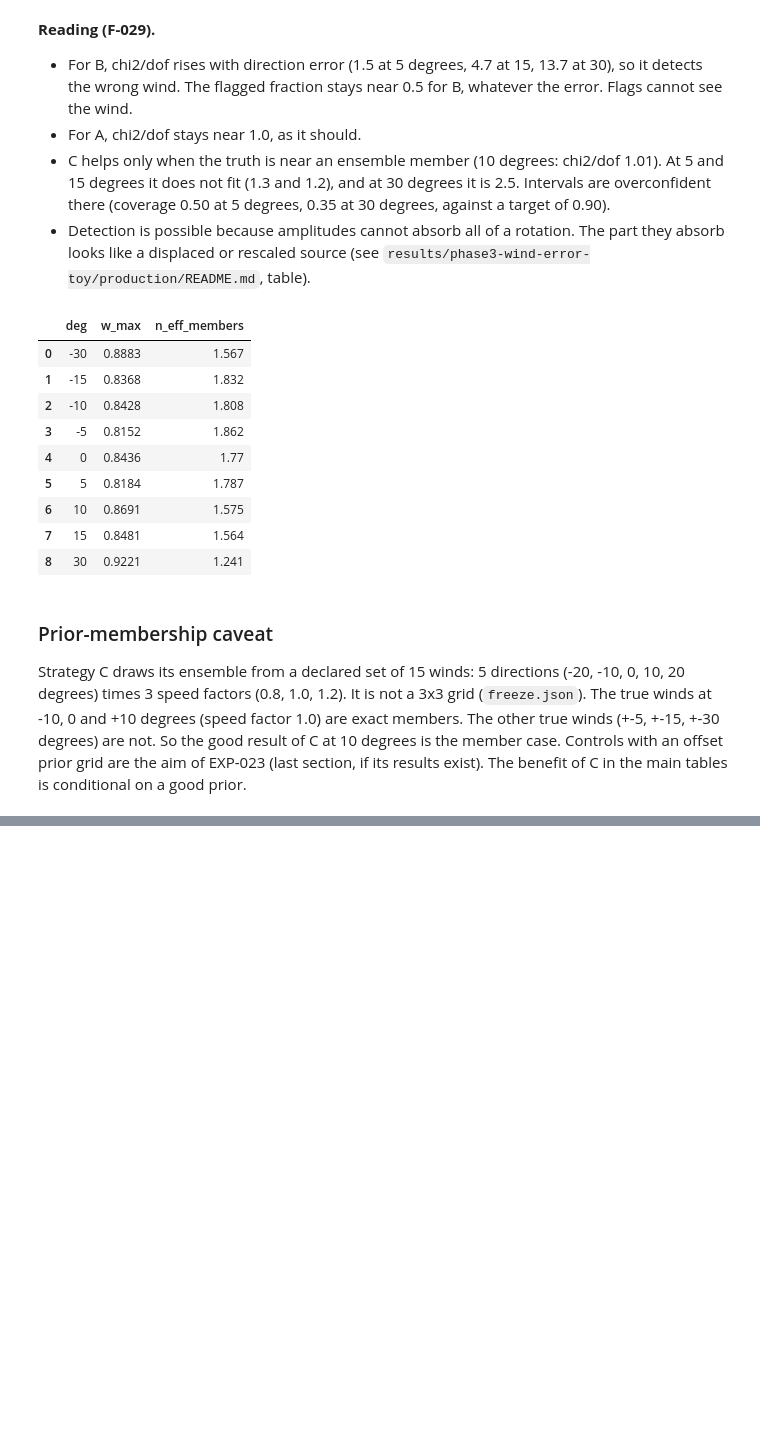
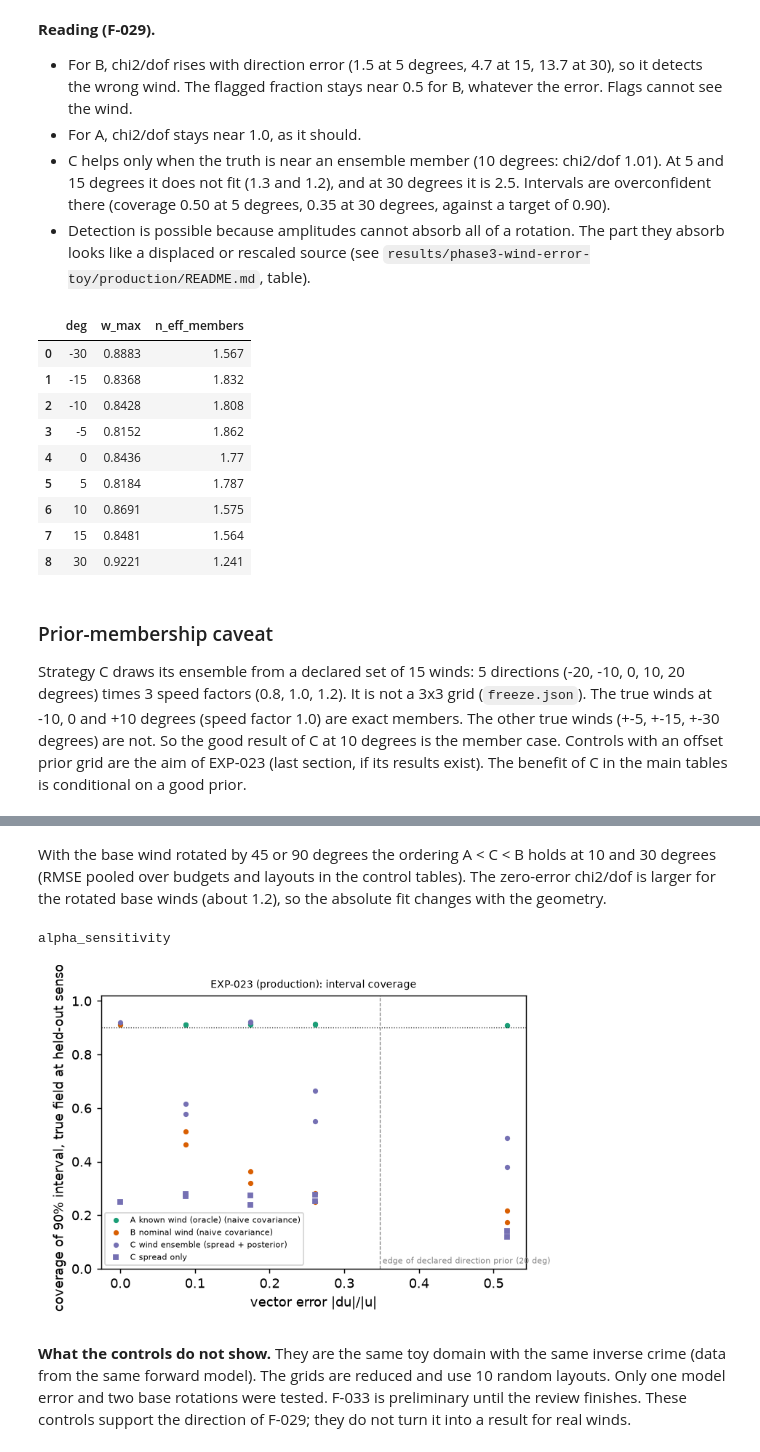
Before and after one commit to yubrajbhandari923/pravah, a Jupyter notebook: notebooks/09_phase3_winds_and_uncertainty.ipynb, the cells around one changed output, grey strips where cells are left out. Drawn from its saved outputs; the diff is of its cells as text; code cells hidden in the pictures; blank space fills up the shorter version.

```diff
--- a/notebooks/09_phase3_winds_and_uncertainty.ipynb
+++ b/notebooks/09_phase3_winds_and_uncertainty.ipynb
@@ -270,0 +282,9 @@ EXP-023 has no production tables yet (smoke runs only or not in the repository):
+# %%
+c, g = ctl("alpha_sensitivity")
+if c is not None:
+    z = c[(c.deg == 0) & (c.speed_pct == 0)]
+    display(z.pivot_table(index="variant", columns="strategy", values=["cov90", "chi2_per_dof", "rmse_total"]).round(3))
+    w = c[(c.deg == 30) & (c.speed_pct == 0)].pivot_table(index="variant", columns="strategy", values="rmse_total").round(4)
+    print("test RMSE at +30 degrees direction error, by alpha setting (A < C < B in every row):"); display(w)
+    cb = g[(g.contrast == "C-B") & (g.speed_pct == 0) & (g.deg == 30)][["variant", "diff_mean", "ci_lo", "ci_hi", "excludes_0"]]
+    print("C - B test RMSE at +30 degrees (negative = C better):"); display(cb.round(4))
@@ -270,0 +320,7 @@ EXP-023 has no production tables yet (smoke runs only or not in the repository):
+# %%
+c, g = ctl("offset_prior")
+if c is not None:
+    gg = g[(g.contrast == "C-B") & (g.speed_pct == 0)].sort_values("deg")[["deg", "diff_mean", "ci_lo", "ci_hi", "excludes_0"]]
+    print("C - B test RMSE (negative = C better), offset prior, direction errors only:"); display(gg.round(4).reset_index(drop=True))
+    z = c[(c.speed_pct == 0) & c.deg.isin([0, 10, 30])].pivot_table(index="deg", columns="strategy", values=["chi2_per_dof", "cov90", "rmse_total"]).round(3)
+    display(z)
@@ -270,0 +350,13 @@ EXP-023 has no production tables yet (smoke runs only or not in the repository):
+# %%
+c, g = ctl("model_error")
+base = load(CT / "model_error_baseline" / "tables" / "calibration.csv")
+if c is not None and base is not None:
+    rows = []
+    for d in [0, 10, 30]:
+        for s in "ABC":
+            m = c[(c.deg == d) & (c.speed_pct == 0) & (c.strategy == s)].iloc[0]
+            b0 = base[(base.deg == d) & (base.speed_pct == 0) & (base.strategy == s)].iloc[0]
+            rows.append({"deg": d, "strategy": s, "chi2/dof (baseline)": b0.chi2_per_dof, "chi2/dof (K x1.2)": m.chi2_per_dof,
+                         "rejected share (baseline)": b0.frac_chi2_rejects, "rejected share (K x1.2)": m.frac_chi2_rejects,
+                         "cov90 (baseline)": b0.cov90, "cov90 (K x1.2)": m.cov90})
+    display(pd.DataFrame(rows).set_index(["deg", "strategy"]).round(3))
@@ -270,0 +380,9 @@ EXP-023 has no production tables yet (smoke runs only or not in the repository):
+# %%
+rows = []
+for name, label in [("base_wind_45", "45"), ("base_wind_90", "90")]:
+    cc, _ = ctl(name)
+    if cc is None: continue
+    for d in [10, 30]:
+        z = cc[(cc.deg == d) & (cc.speed_pct == 0)].set_index("strategy").rmse_total
+        rows.append({"base wind rotation (deg)": label, "direction error (deg)": d, "A": z["A"], "C": z["C"], "B": z["B"], "A < C < B": bool(z["A"] < z["C"] < z["B"])})
+display(pd.DataFrame(rows).round(4))
@@ -271,3 +395,19 @@ EXP-023 has no production tables yet (smoke runs only or not in the repository):
+# %% [markdown]
+With the base wind rotated by 45 or 90 degrees the ordering A < C < B holds at 10 and 30 degrees (RMSE pooled over budgets and layouts in the control tables).
+The zero-error chi2/dof is larger for the rotated base winds (about 1.2), so the absolute fit changes with the geometry.
+# %%
+for name in ["alpha_sensitivity", "offset_prior", "model_error", "base_wind_45"]:
+    d = CT / name / "figures"
+    fs = sorted(d.glob("**/coverage_vs_vector_error.png"))
+    if fs:
+        print(name); show(fs[0], 520)
+        break
+# %% [output]
+alpha_sensitivity
+[figure, added]
+# %% [markdown]
+**What the controls do not show.** They are the same toy domain with the same inverse crime (data from the same forward model). The grids are reduced and use 10 random layouts. Only one model error and two base rotations were tested.
+F-033 is preliminary until the review finishes. These controls support the direction of F-029; they do not turn it into a result for real winds.
 # %% [markdown]
 ## Limitations
 
```
Also changed, not shown: parts of 16 cells of this notebook.
